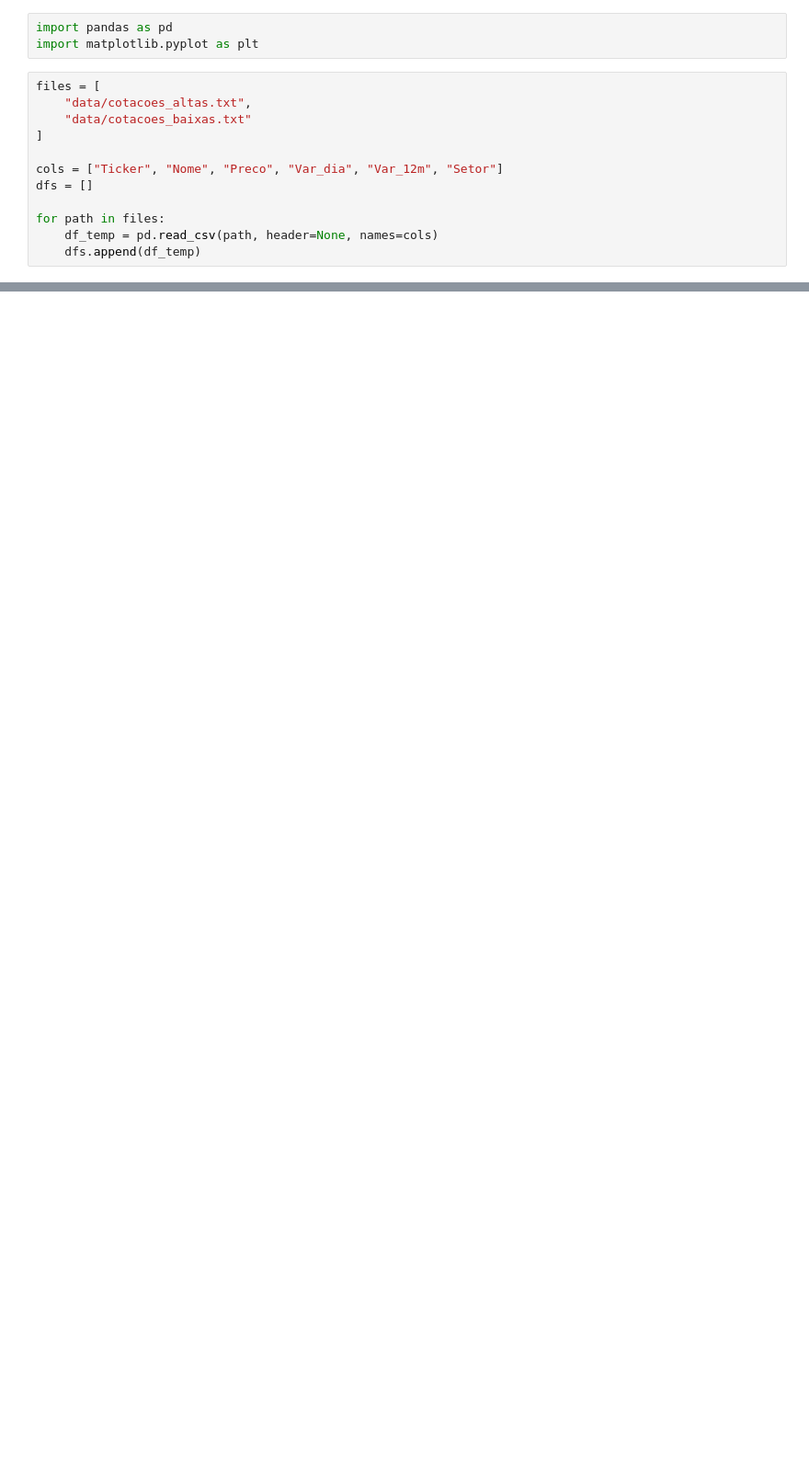
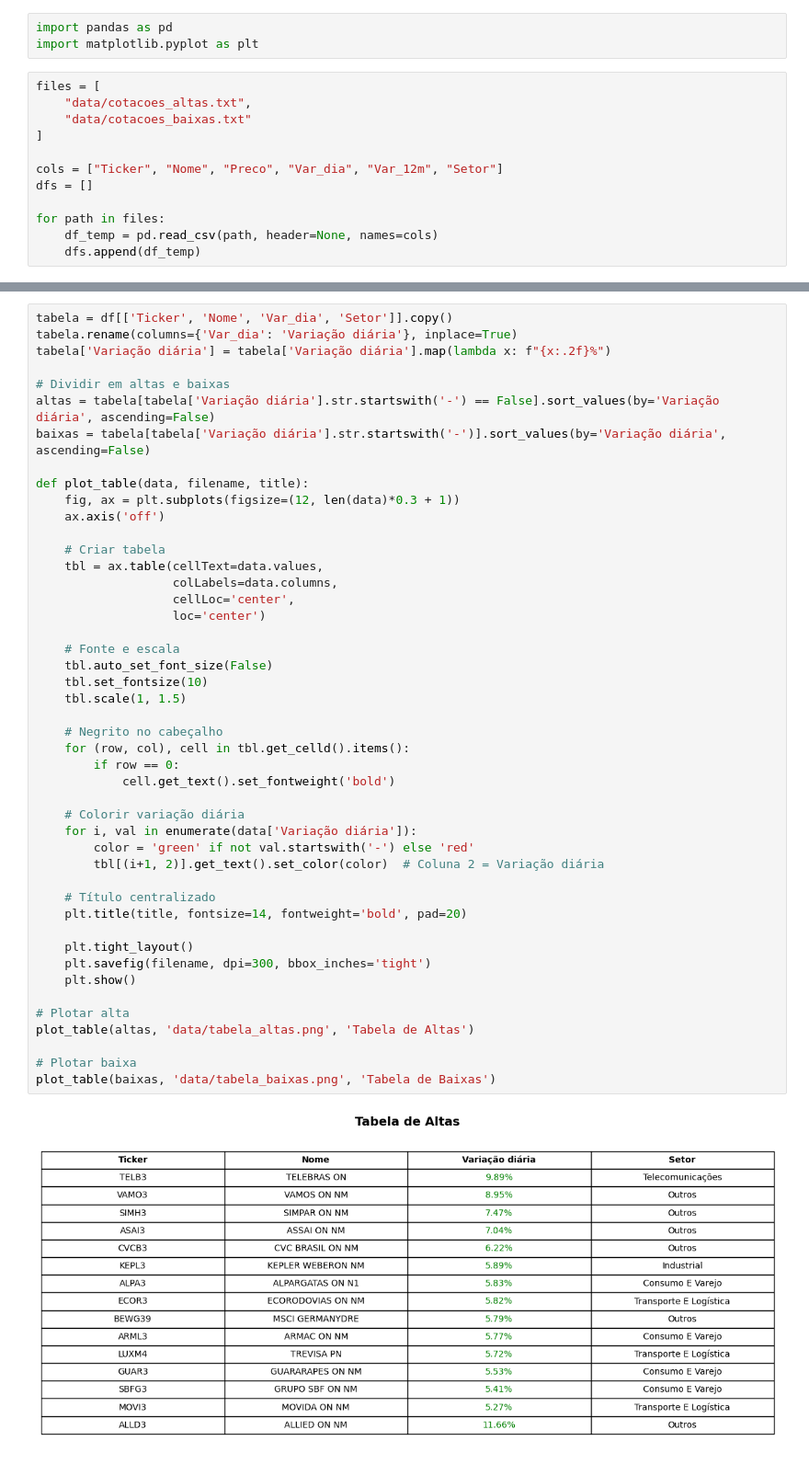
Before and after one commit to pedrohdosanjos/b3-scraper-analysis, a Jupyter notebook: analysis.ipynb, the cells around one changed output, grey strips where cells are left out. Shown: that part at 92% size. Cells and saved outputs as stored; diff of their text form; blank space fills up the shorter version.

```diff
--- a/analysis.ipynb
+++ b/analysis.ipynb
@@ -30,0 +23,48 @@ df.head()
+# %%
+tabela = df[['Ticker', 'Nome', 'Var_dia', 'Setor']].copy()
+tabela.rename(columns={'Var_dia': 'Variação diária'}, inplace=True)
+tabela['Variação diária'] = tabela['Variação diária'].map(lambda x: f"{x:.2f}%")
+
+# Dividir em altas e baixas
+altas = tabela[tabela['Variação diária'].str.startswith('-') == False].sort_values(by='Variação diária', ascending=False)
+baixas = tabela[tabela['Variação diária'].str.startswith('-')].sort_values(by='Variação diária', ascending=False)
+
+def plot_table(data, filename, title):
+    fig, ax = plt.subplots(figsize=(12, len(data)*0.3 + 1))
+    ax.axis('off')
+
+    # Criar tabela
+    tbl = ax.table(cellText=data.values,
+                   colLabels=data.columns,
+                   cellLoc='center',
+                   loc='center')
+
+    # Fonte e escala
+    tbl.auto_set_font_size(False)
+    tbl.set_fontsize(10)
+    tbl.scale(1, 1.5)
+
+    # Negrito no cabeçalho
+    for (row, col), cell in tbl.get_celld().items():
+        if row == 0:
+            cell.get_text().set_fontweight('bold')
+
+    # Colorir variação diária
+    for i, val in enumerate(data['Variação diária']):
+        color = 'green' if not val.startswith('-') else 'red'
+        tbl[(i+1, 2)].get_text().set_color(color)  # Coluna 2 = Variação diária
+
+    # Título centralizado
+    plt.title(title, fontsize=14, fontweight='bold', pad=20)
+
+    plt.tight_layout()
+    plt.savefig(filename, dpi=300, bbox_inches='tight')
+    plt.show()
+
+# Plotar alta
+plot_table(altas, 'data/tabela_altas.png', 'Tabela de Altas')
+
+# Plotar baixa
+plot_table(baixas, 'data/tabela_baixas.png', 'Tabela de Baixas')
+# %% [output]
+[figure, added]
```
Also changed, not shown: parts of 3 cells of this notebook, 1 other file.
